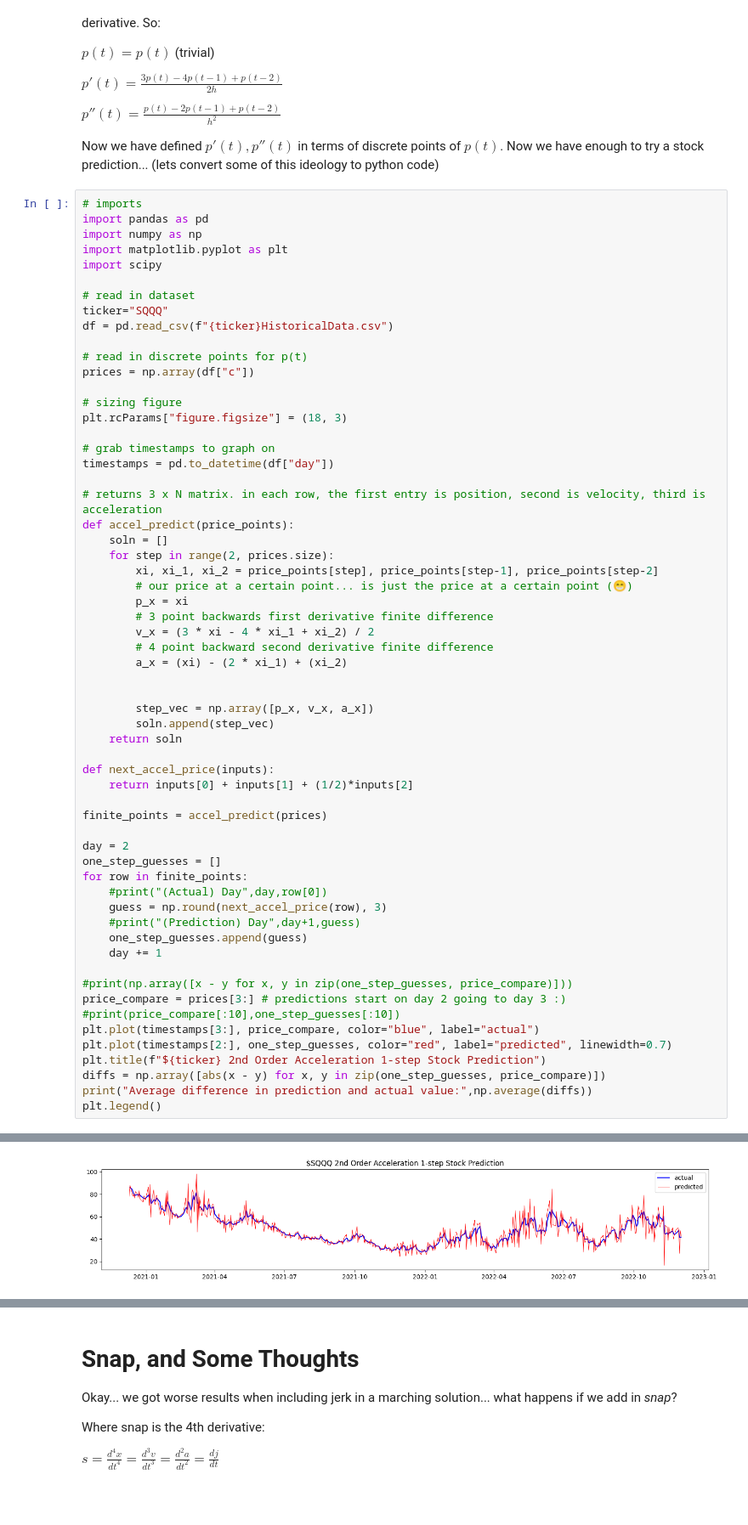
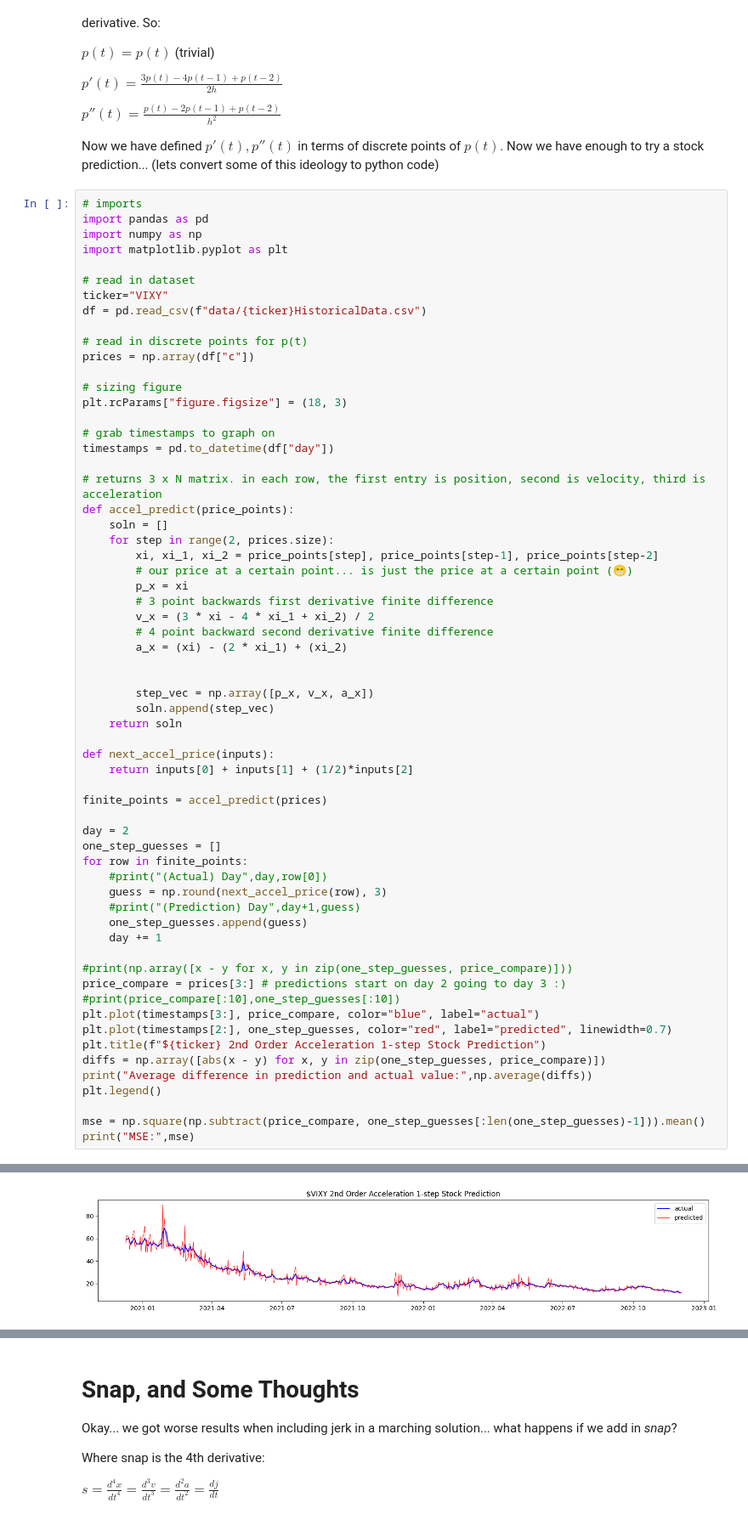
Before and after one commit to patrick-may/Differential-Equations-Stock-Modeler, a Jupyter notebook: project_writeup.ipynb, the cells around one changed output, grey strips where cells are left out. Shown at 85% size. Saved outputs shown, nothing was run; the diff lists cells and outputs as text.

```diff
--- a/project_writeup.ipynb
+++ b/project_writeup.ipynb
@@ -38,11 +38,10 @@ Now we have defined $p'(t), p''(t)$ in terms of discrete points of $p(t)$. Now w
 import pandas as pd
 import numpy as np
 import matplotlib.pyplot as plt
-import scipy
 
 # read in dataset
-ticker="SQQQ"
-df = pd.read_csv(f"{ticker}HistoricalData.csv")
+ticker="VIXY"
+df = pd.read_csv(f"data/{ticker}HistoricalData.csv")
 
 # read in discrete points for p(t)
 prices = np.array(df["c"])
@@ -93,4 +92,7 @@ plt.title(f"${ticker} 2nd Order Acceleration 1-step Stock Prediction")
 diffs = np.array([abs(x - y) for x, y in zip(one_step_guesses, price_compare)])
 print("Average difference in prediction and actual value:",np.average(diffs))
 plt.legend()
+
+mse = np.square(np.subtract(price_compare, one_step_guesses[:len(one_step_guesses)-1])).mean()
+print("MSE:",mse)
 # %% [output]
@@ -99,4 +101,4 @@ Average difference in prediction and actual value: 4.4989759036144585
-[figure, old version]
+[figure, new version]
 # %% [markdown]
 # Jerk
 
```
Also changed, not shown: parts of 7 cells of this notebook.
